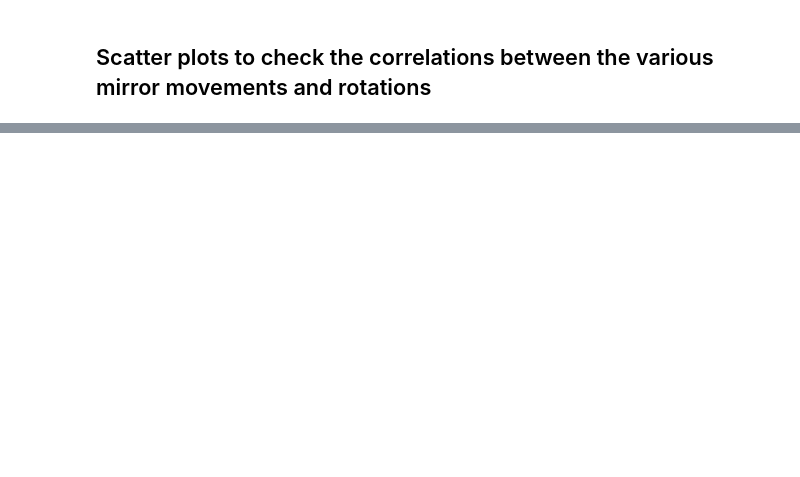
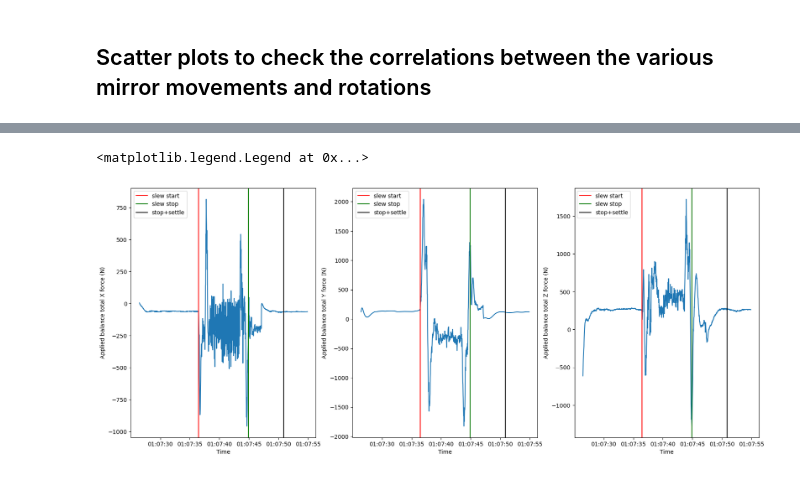
Before and after one commit to lsst-sitcom/notebooks_vandv, a Jupyter notebook: notebooks/tel_and_site/subsys_req_ver/m1m3/SITCOMTN-084-ims_slewing_azimuth_analysis_positioning.ipynb, the cells around one changed output, grey strips where cells are left out. Saved outputs shown, nothing was run; the diff lists cells and outputs as text; code cells hidden in the pictures; blank space fills up the shorter version.

```diff
--- a/notebooks/tel_and_site/subsys_req_ver/m1m3/SITCOMTN-084-ims_slewing_azimuth_analysis_positioning.ipynb
+++ b/notebooks/tel_and_site/subsys_req_ver/m1m3/SITCOMTN-084-ims_slewing_azimuth_analysis_positioning.ipynb
@@ -632,0 +646,43 @@ df = getEfdData(client, "lsst.sal.MTM1M3.command_clearSlewFlag", dayObs=20231118
+# %%
+# Plot applied forces in x, y and z
+fig, axs = plt.subplots(num=title, nrows=1, ncols=3, figsize=(20, 8))
+axs[0].plot(df_bal.index, df_bal["fx"])
+axs[1].plot(df_bal.index, df_bal["fy"])
+axs[2].plot(df_bal.index, df_bal["fz"])
+# axs[2].plot(df_bal.index, df_bal["xForces2"])
+
+axs[0].axvline(slews[islew].begin.datetime64, color="r")
+axs[0].axvline(slews[islew].end.datetime64, color="r")
+axs[1].axvline(slews[islew].begin.datetime64, color="r")
+axs[1].axvline(slews[islew].end.datetime64, color="r")
+axs[2].axvline(slews[islew].begin.datetime64, color="r")
+axs[2].axvline(slews[islew].end.datetime64, color="r")
+
+axs[0].set_xlabel("Time")
+axs[0].set_ylabel("Applied balance total X force (N)")
+axs[1].set_xlabel("Time")
+axs[1].set_ylabel("Applied balance total Y force (N)")
+axs[2].set_xlabel("Time")
+axs[2].set_ylabel("Applied balance total Z force (N)")
+
+axs[0].axvline(slews[islew].begin.datetime64, color="r", label="slew start")
+axs[0].axvline(slews[islew].end.datetime64, color="g", label="slew stop")
+axs[0].axvline(
+    (slews[islew].end + dt_settle).datetime64, color="black", label="stop+settle"
+)
+axs[1].axvline(slews[islew].begin.datetime64, color="r", label="slew start")
+axs[1].axvline(slews[islew].end.datetime64, color="g", label="slew stop")
+axs[1].axvline(
+    (slews[islew].end + dt_settle).datetime64, color="black", label="stop+settle"
+)
+axs[2].axvline(slews[islew].begin.datetime64, color="r", label="slew start")
+axs[2].axvline(slews[islew].end.datetime64, color="g", label="slew stop")
+axs[2].axvline(
+    (slews[islew].end + dt_settle).datetime64, color="black", label="stop+settle"
+)
+axs[0].legend()
+axs[1].legend()
+axs[2].legend()
+# %% [output]
+<matplotlib.legend.Legend at 0x...>
+[figure, added]
```
Also changed, not shown: parts of 21 cells of this notebook.
